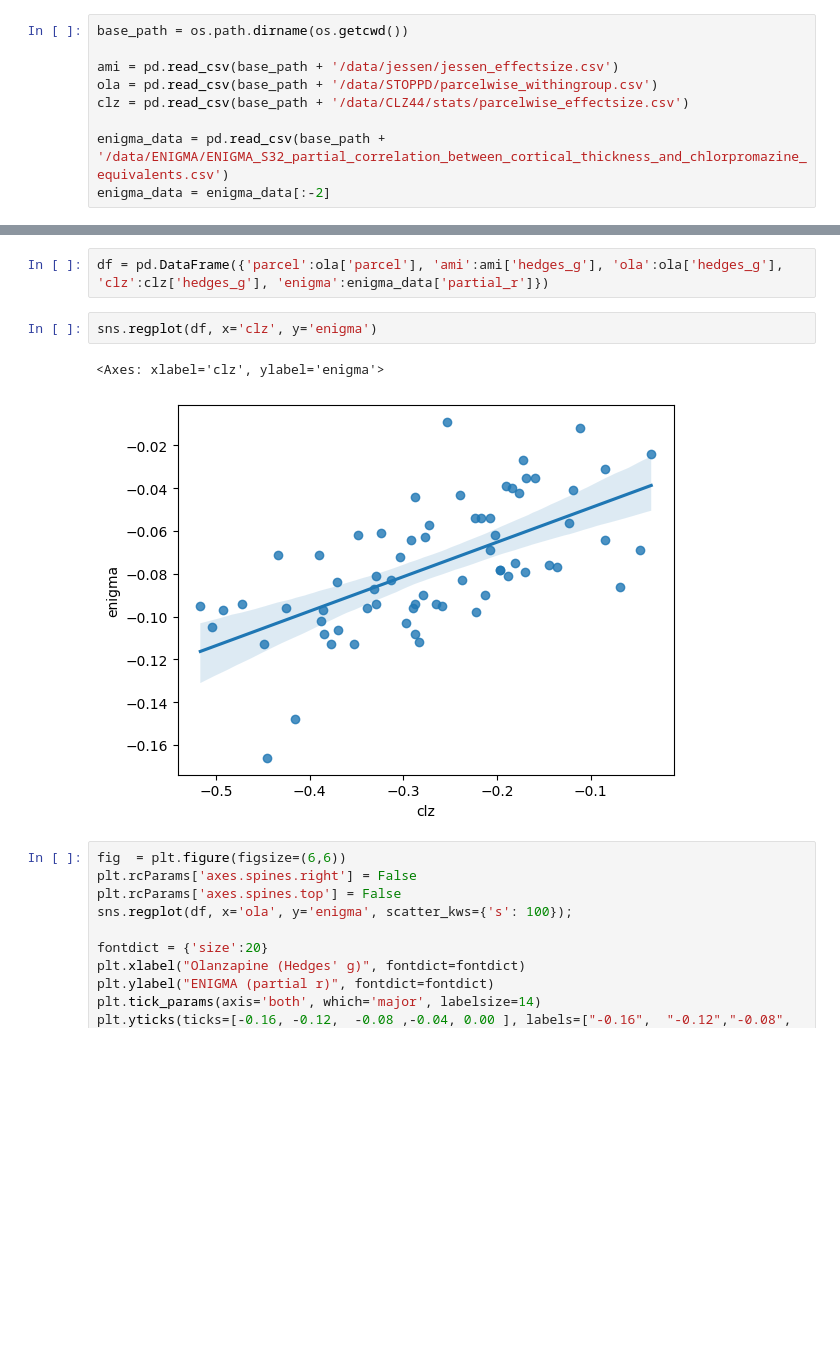
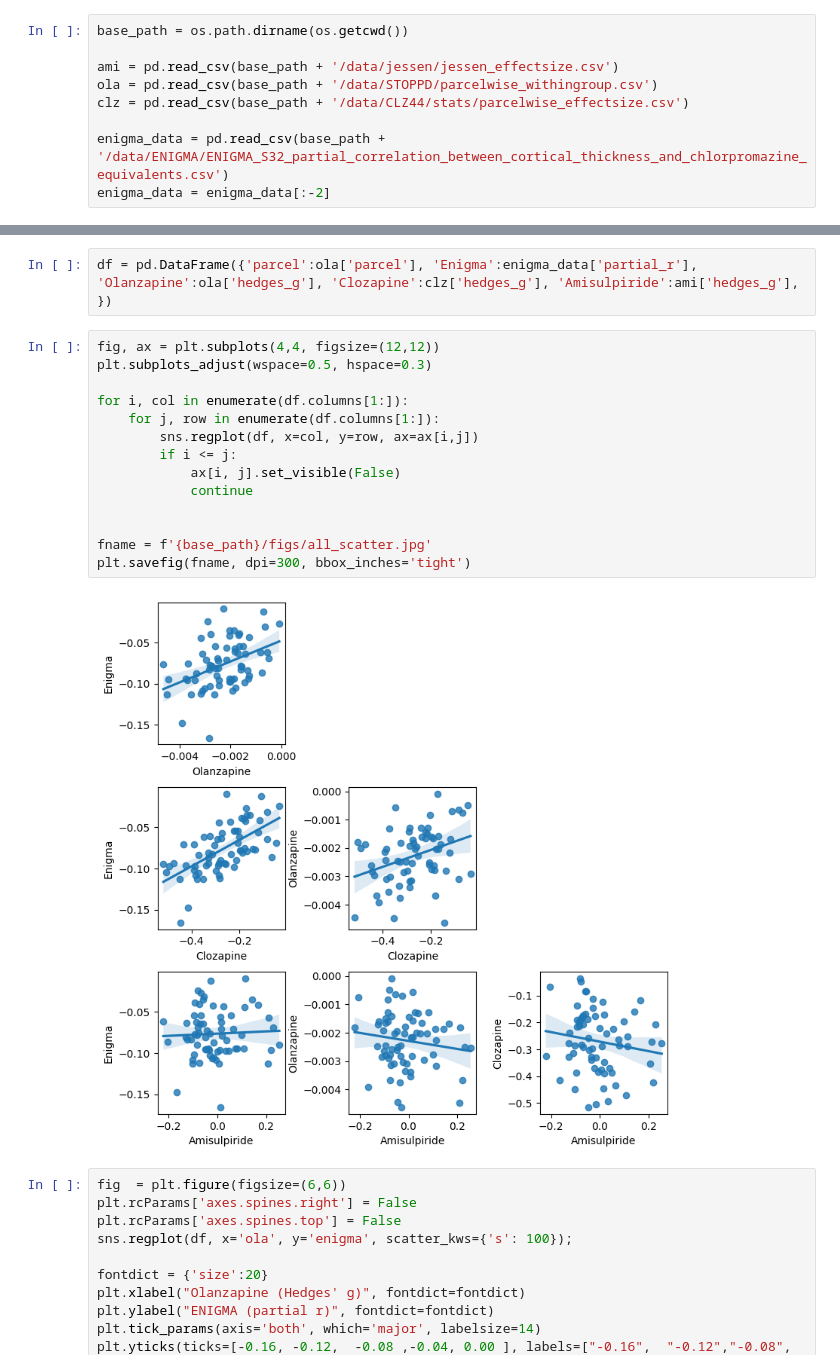
Before and after one commit to ltuominen/AP_comparison, a Jupyter notebook: code/correlate_patters.ipynb, the cells around one changed output, grey strips where cells are left out. Drawn from its saved outputs; the diff is of its cells as text; blank space fills up the shorter version.

Commit message:
just more plots

```diff
--- a/code/correlate_patters.ipynb
+++ b/code/correlate_patters.ipynb
@@ -36,11 +36,22 @@ regions
 68 rows × 4 columns
 # %%
-df = pd.DataFrame({'parcel':ola['parcel'], 'ami':ami['hedges_g'], 'ola':ola['hedges_g'], 'clz':clz['hedges_g'], 'enigma':enigma_data['partial_r']})
+df = pd.DataFrame({'parcel':ola['parcel'], 'Enigma':enigma_data['partial_r'], 'Olanzapine':ola['hedges_g'], 'Clozapine':clz['hedges_g'], 'Amisulpiride':ami['hedges_g'],  })
 # %%
-sns.regplot(df, x='clz', y='enigma')
+fig, ax = plt.subplots(4,4, figsize=(12,12))
+plt.subplots_adjust(wspace=0.5, hspace=0.3)
+
+for i, col in enumerate(df.columns[1:]):
+    for j, row in enumerate(df.columns[1:]):
+        sns.regplot(df, x=col, y=row, ax=ax[i,j])
+        if i <= j:
+            ax[i, j].set_visible(False)
+            continue
+
+
+fname = f'{base_path}/figs/all_scatter.jpg'
+plt.savefig(fname, dpi=300, bbox_inches='tight')
 # %% [output]
-<Axes: xlabel='clz', ylabel='enigma'>
-[figure, old version]
+[figure, new version]
 # %%
 fig  = plt.figure(figsize=(6,6))
 plt.rcParams['axes.spines.right'] = False
```
Also changed, not shown: parts of 5 cells of this notebook, 15 other files.
